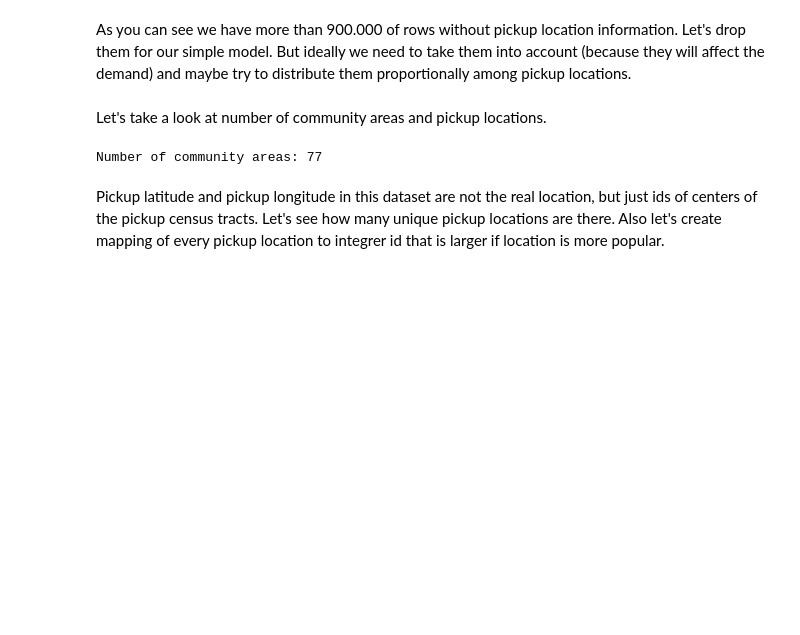
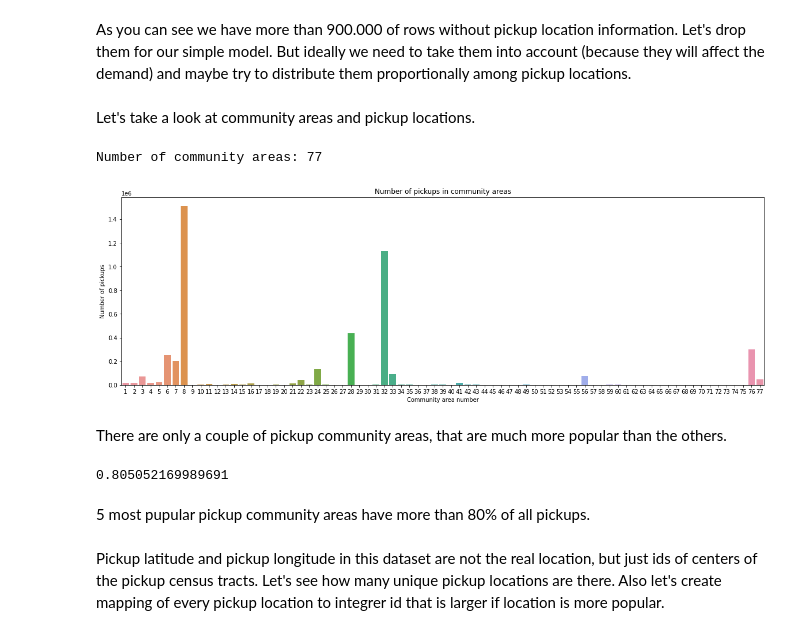
Before and after one commit to gruntoff/taxi_demand, a Jupyter notebook: Taxi demand.ipynb, the cells around one changed output. Cells and saved outputs as stored; diff of their text form; code cells hidden in the pictures; blank space fills up the shorter version.

```diff
--- a/Taxi demand.ipynb
+++ b/Taxi demand.ipynb
@@ -88,12 +88,29 @@ df['pickup_latitude'] = df['pickup_latitude'].astype(int)
 df['pickup_longitude'] = df['pickup_longitude'].astype(int)
 df['pickup_community_area'] = df['pickup_community_area'].astype(int)
 # %% [markdown]
-Let's take a look at number of community areas and pickup locations.
+Let's take a look at community areas and pickup locations.
 # %%
 n_community_areas = len(df['pickup_community_area'].unique())
 print(f'Number of community areas: {n_community_areas}')
 # %% [output]
 Number of community areas: 77
+# %%
+plt.figure(figsize=(20,6))
+sns.countplot(data=df, x='pickup_community_area')
+plt.title('Number of pickups in community areas')
+plt.xlabel('Community area number')
+plt.ylabel('Number of pickups')
+plt.show()
+# %% [output]
+[figure, added]
+# %% [markdown]
+There are only a couple of pickup community areas, that are much more popular than the others.
+# %%
+df['pickup_community_area'].value_counts()[:5].sum()/len(df)
+# %% [output]
+0.805052169989691
+# %% [markdown]
+5 most pupular pickup community areas have more than 80% of all pickups.
 # %% [markdown]
 Pickup latitude and pickup longitude in this dataset are not the real location, but just ids of centers of the pickup census tracts. Let's see how many unique pickup locations are there.
 Also let's create mapping of every pickup location to integrer id that is larger if location is more popular.
```
Also changed, not shown: parts of 3 cells of this notebook.
